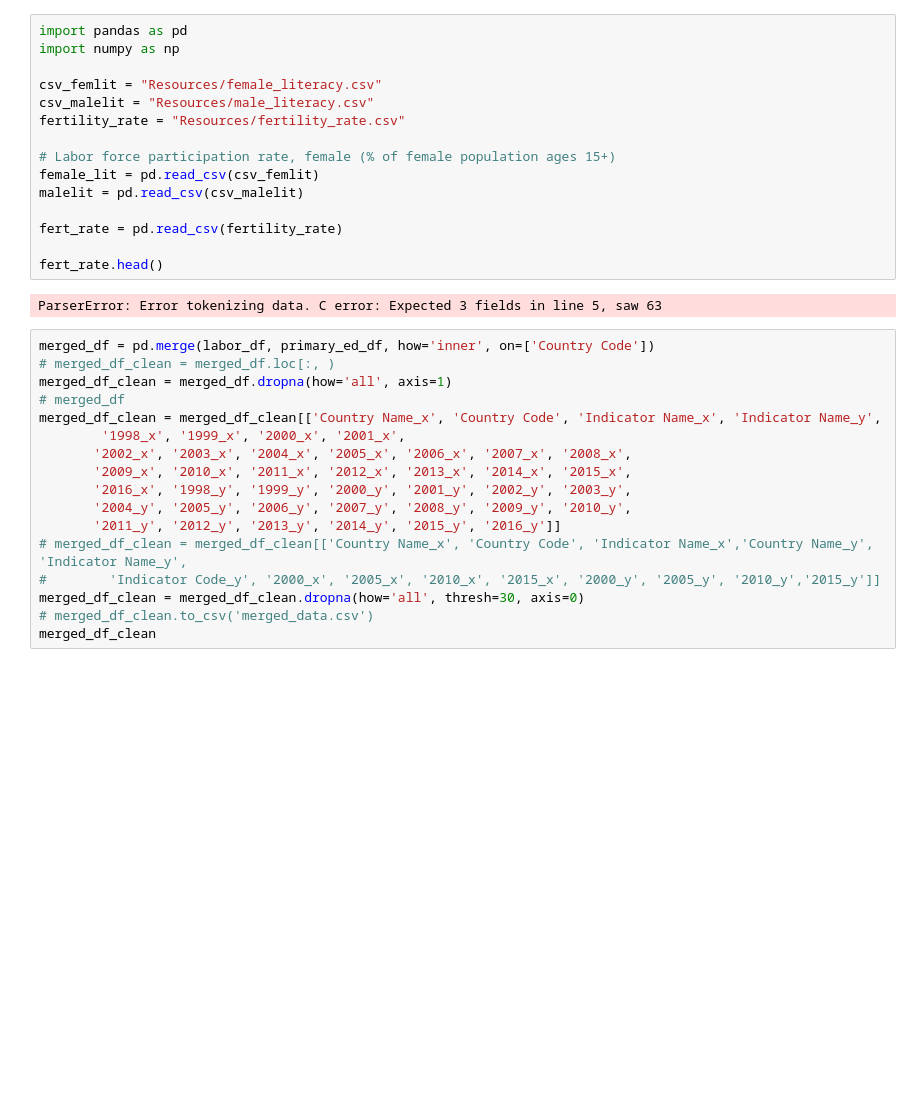
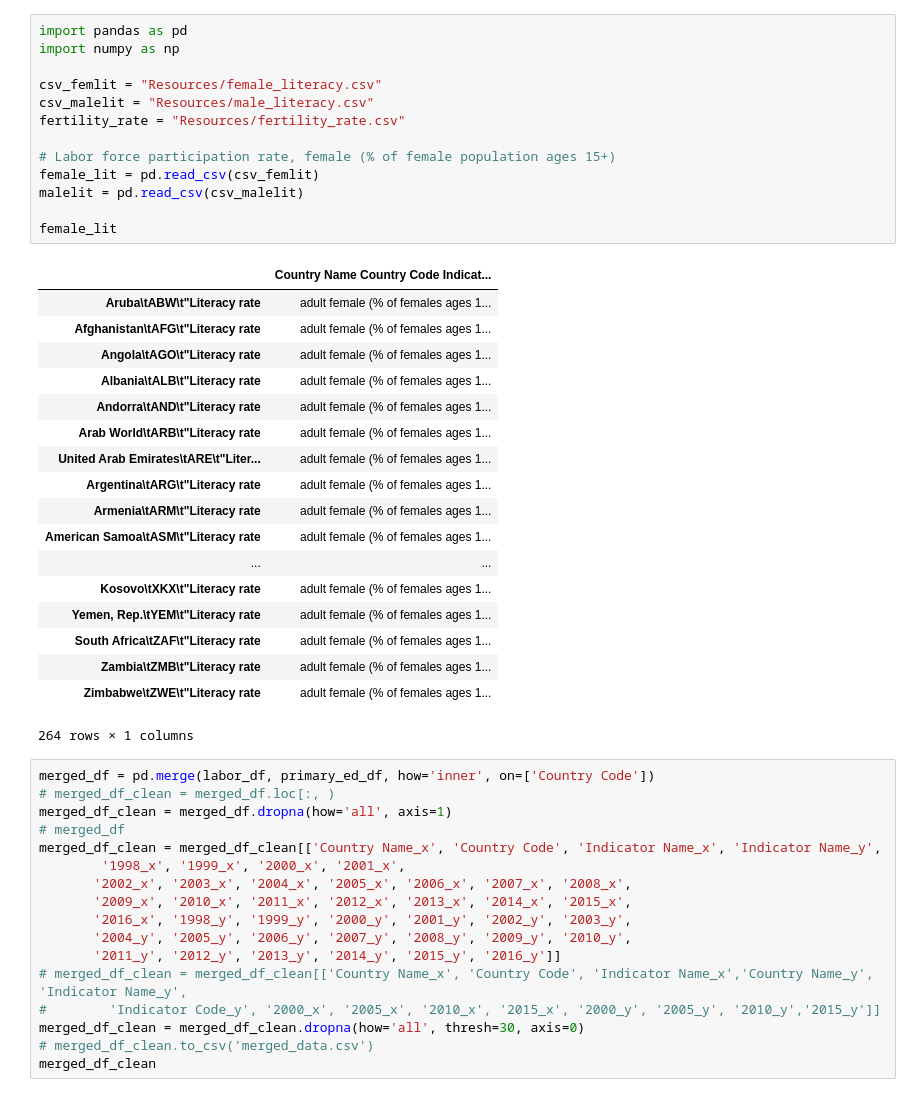
Before and after one commit to Adigine/GWARL_Group_Project, a Jupyter notebook: merged_data_v2.ipynb, the cells around one changed output. Saved outputs shown, nothing was run; the diff lists cells and outputs as text; blank space fills up the shorter version.

```diff
--- a/merged_data_v2.ipynb
+++ b/merged_data_v2.ipynb
@@ -1,20 +1,35 @@
 # %%
 import pandas as pd
 import numpy as np
 
 csv_femlit = "Resources/female_literacy.csv"
 csv_malelit = "Resources/male_literacy.csv"
 fertility_rate = "Resources/fertility_rate.csv"
 
 # Labor force participation rate, female (% of female population ages 15+)
 female_lit = pd.read_csv(csv_femlit)
 malelit = pd.read_csv(csv_malelit)
 
-fert_rate = pd.read_csv(fertility_rate)
-
-fert_rate.head()
+female_lit
 # %% [output]
+|  | Country Name Country Code Indicat... |
+| Aruba\tABW\t"Literacy rate | adult female (% of females ages 1... |
+| Afghanistan\tAFG\t"Literacy rate | adult female (% of females ages 1... |
+| Angola\tAGO\t"Literacy rate | adult female (% of females ages 1... |
+| Albania\tALB\t"Literacy rate | adult female (% of females ages 1... |
+| Andorra\tAND\t"Literacy rate | adult female (% of females ages 1... |
+| Arab World\tARB\t"Literacy rate | adult female (% of females ages 1... |
+| United Arab Emirates\tARE\t"Liter... | adult female (% of females ages 1... |
+| Argentina\tARG\t"Literacy rate | adult female (% of females ages 1... |
+| Armenia\tARM\t"Literacy rate | adult female (% of females ages 1... |
+| American Samoa\tASM\t"Literacy rate | adult female (% of females ages 1... |
+| ... | ... |
+| Kosovo\tXKX\t"Literacy rate | adult female (% of females ages 1... |
+| Yemen, Rep.\tYEM\t"Literacy rate | adult female (% of females ages 1... |
+| South Africa\tZAF\t"Literacy rate | adult female (% of females ages 1... |
+| Zambia\tZMB\t"Literacy rate | adult female (% of females ages 1... |
+| Zimbabwe\tZWE\t"Literacy rate | adult female (% of females ages 1... |
-ParserError: Error tokenizing data. C error: Expected 3 fields in line 5, saw 63
+264 rows × 1 columns
 # %%
 merged_df = pd.merge(labor_df, primary_ed_df, how='inner', on=['Country Code'])
 # merged_df_clean = merged_df.loc[:, )
```
Also changed, not shown: 5 other files.
